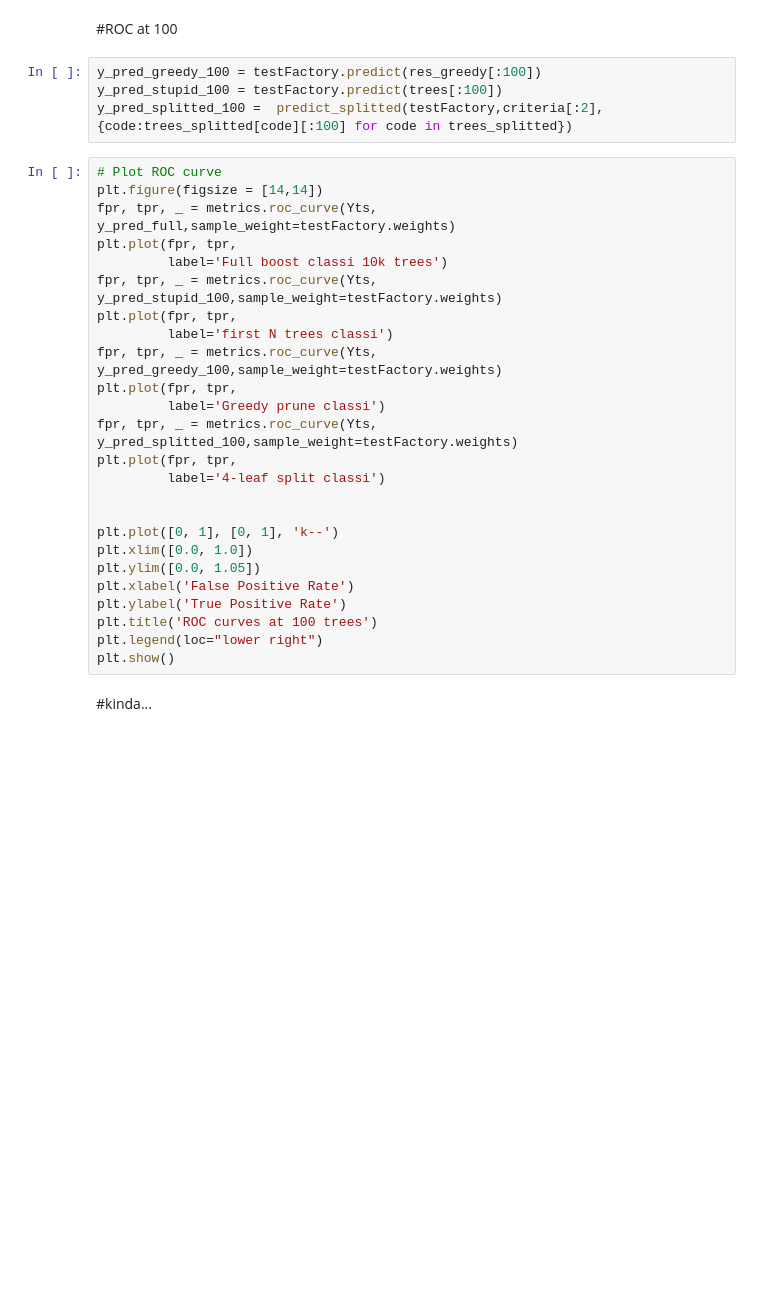
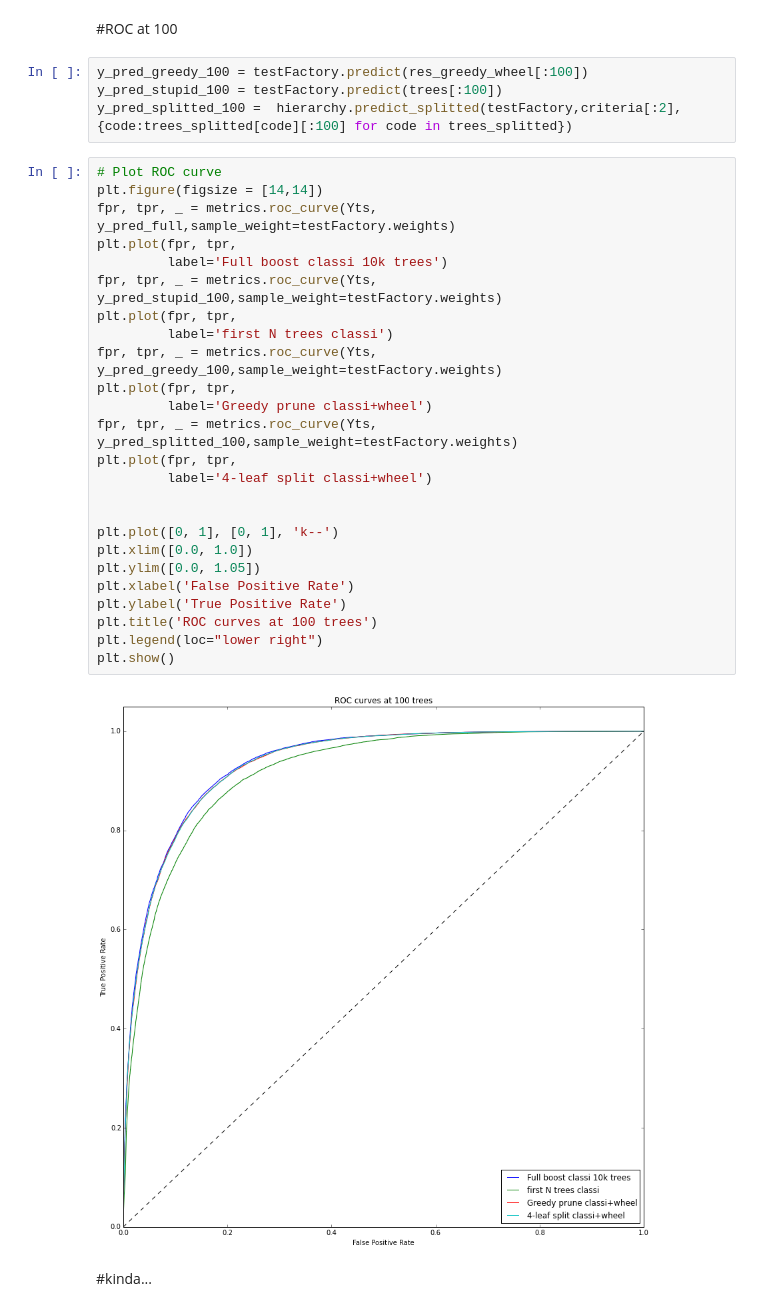
Before and after one commit to BladeCarrier/mining_GIMMEREALPROBLEMPLS, a Jupyter notebook: pruner/greeedy-spatial-smooth-Copy0.ipynb, the cells around one changed output. Saved outputs shown, nothing was run; the diff lists cells and outputs as text; blank space fills up the shorter version.

```diff
--- a/pruner/greeedy-spatial-smooth-Copy0.ipynb
+++ b/pruner/greeedy-spatial-smooth-Copy0.ipynb
@@ -352,33 +354,35 @@ plt.show()
 # %% [markdown]
 #ROC at 100
 # %%
-y_pred_greedy_100 = testFactory.predict(res_greedy[:100])
+y_pred_greedy_100 = testFactory.predict(res_greedy_wheel[:100])
 y_pred_stupid_100 = testFactory.predict(trees[:100])
-y_pred_splitted_100 =  predict_splitted(testFactory,criteria[:2], {code:trees_splitted[code][:100] for code in trees_splitted})
+y_pred_splitted_100 =  hierarchy.predict_splitted(testFactory,criteria[:2], {code:trees_splitted[code][:100] for code in trees_splitted})
 # %%
 # Plot ROC curve
 plt.figure(figsize = [14,14])
 fpr, tpr, _ = metrics.roc_curve(Yts, y_pred_full,sample_weight=testFactory.weights)
 plt.plot(fpr, tpr,
          label='Full boost classi 10k trees')
 fpr, tpr, _ = metrics.roc_curve(Yts, y_pred_stupid_100,sample_weight=testFactory.weights)
 plt.plot(fpr, tpr,
          label='first N trees classi')
 fpr, tpr, _ = metrics.roc_curve(Yts, y_pred_greedy_100,sample_weight=testFactory.weights)
 plt.plot(fpr, tpr,
-         label='Greedy prune classi')
+         label='Greedy prune classi+wheel')
 fpr, tpr, _ = metrics.roc_curve(Yts, y_pred_splitted_100,sample_weight=testFactory.weights)
 plt.plot(fpr, tpr,
-         label='4-leaf split classi')
+         label='4-leaf split classi+wheel')
 
 
 plt.plot([0, 1], [0, 1], 'k--')
 plt.xlim([0.0, 1.0])
 plt.ylim([0.0, 1.05])
 plt.xlabel('False Positive Rate')
 plt.ylabel('True Positive Rate')
 plt.title('ROC curves at 100 trees')
 plt.legend(loc="lower right")
 plt.show()
+# %% [output]
+[figure, added]
 # %% [markdown]
 #kinda...
```
Also changed, not shown: parts of 5 cells of this notebook.
